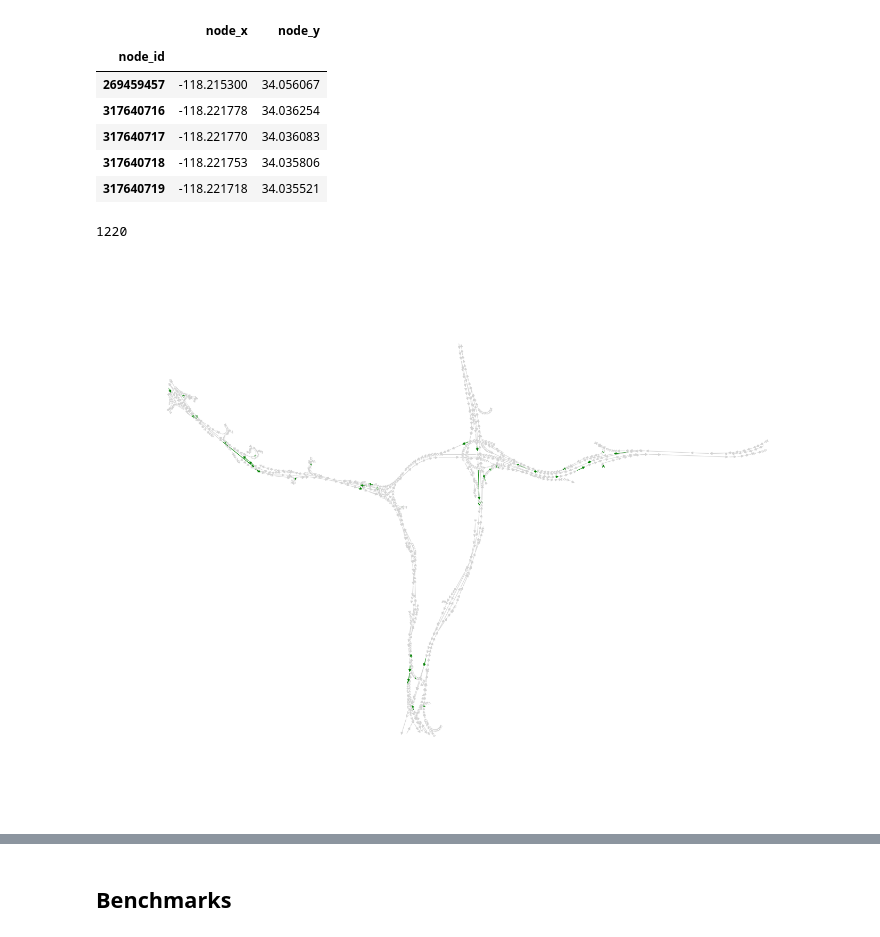
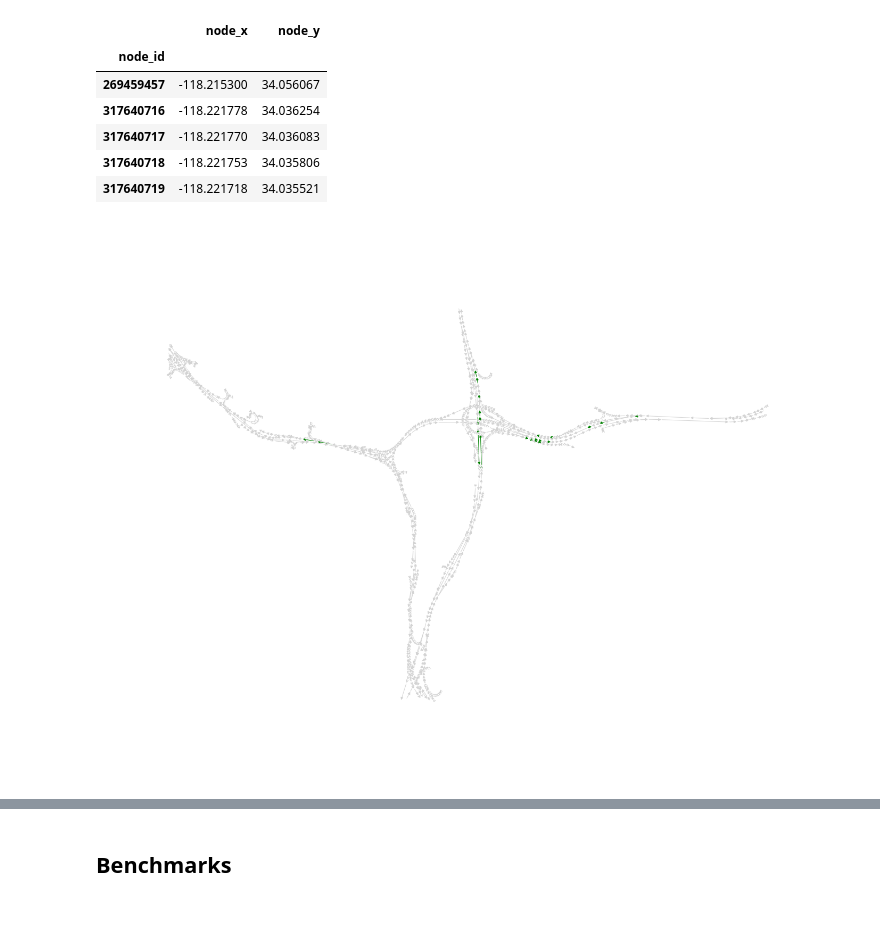
Before and after one commit to arnav-b/sensor-placement, a Jupyter notebook: algorithms.ipynb, the cells around one changed output, grey strips where cells are left out. Drawn from its saved outputs; the diff is of its cells as text; code cells hidden in the pictures.

```diff
--- a/algorithms.ipynb
+++ b/algorithms.ipynb
@@ -127,0 +47,6 @@ def evaluate_iterative_all(v, sensors, x, P):
+# %%
+def get_labels_from_df(df, from_idx, to_idx, label_idx):
+    labeled_edges = {}
+    for e in df.itertuples():
+        labeled_edges[(e[from_idx], e[to_idx])] = e[label_idx]
+    return labeled_edges
@@ -127,0 +95,3 @@ def evaluate_iterative_all(v, sensors, x, P):
+# %%
+def mse(pred_labels, labeled_edges):
+    return sum((v - pred_labels[k]) ** 2 for k, v in labeled_edges.items()) / len(labeled_flows)
@@ -127,0 +160,3 @@ def evaluate_iterative_all(v, sensors, x, P):
+# %%
+labeled_edges = get_labels_from_df(edgelist, 2, 3, -2)
+choose_sensors(G, labeled_edges, flow_prediction, mse)
@@ -176,7 +215,5 @@ print(s)
 # %% [markdown]
 ## Testing - Small Network
-# %%
-opt_sensors, idx2node, pred, x = choose_sensors(H, "vehicle_speed", evaluate_iterative_all, 43)
 # %%
 nodes = pd.read_csv("out/" + city + ".nodes.csv", sep=";").set_index("node_id")
 nodes.head()
@@ -194,20 +231,14 @@ import matplotlib.pyplot as plt
 
 positions = {v: (k["node_x"], k["node_y"]) for v, k in nodes.to_dict("index").items()}
 cmap = mpl.colormaps["viridis"]
-
-G = nx.from_pandas_edgelist(edgelist, source="edge_from", target="edge_to", edge_attr=["edge_id", "edge_numLanes", "edge_speed",
-                                                                                      "flow", "vehicle_speed"],
-                           create_using=nx.DiGraph)
-G.number_of_edges()
-# %% [output]
-1220
 # %%
 plt.figure(figsize=[3 * x for x in [6.4, 4.8]])
 
+opt_sensors = choose_sensors(G, labeled_edges, flow_prediction, mse)
 edge_colors = ["green" if (u, v) in opt_sensors or (v, u) in opt_sensors else "lightgray" for u, v in G.edges()]
 nx.draw(G, pos=positions, node_size=1, node_color="white", edge_color=edge_colors)
 # %% [output]
-[figure, old version]
+[figure, new version]
 # %%
 plt.figure(figsize=[3 * x for x in [6.4, 4.8]])
 
```
Also changed, not shown: parts of 17 cells of this notebook, 1 other file.
